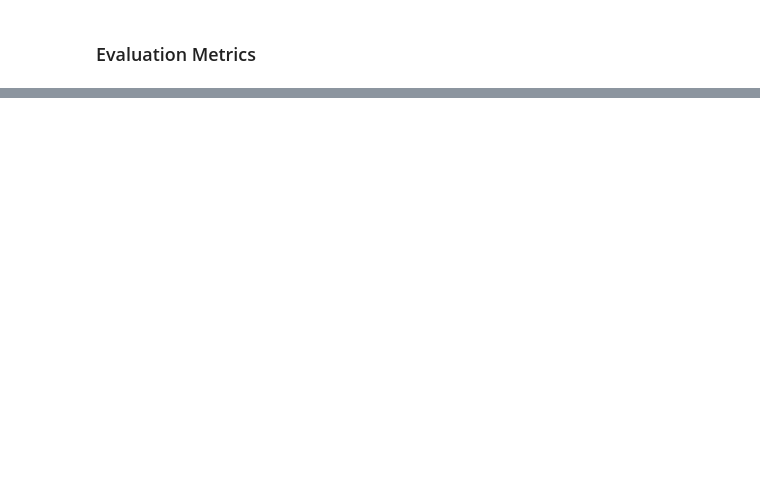
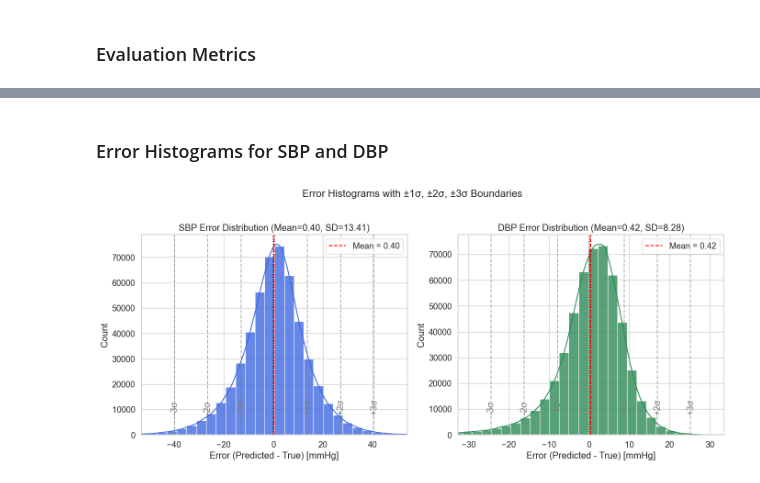
Before and after one commit to Maniacravi/ppg-bp-estimation, a Jupyter notebook: notebooks/04_CNN_PPG_model.ipynb, the cells around one changed output, grey strips where cells are left out. Drawn from its saved outputs; the diff is of its cells as text; code cells hidden in the pictures; blank space fills up the shorter version.

```diff
--- a/notebooks/04_CNN_PPG_model.ipynb
+++ b/notebooks/04_CNN_PPG_model.ipynb
@@ -502,0 +501,54 @@ DBP     8.442952    6.247176  0.453256  0.677055     0.216815   8.440168
+# %% [markdown]
+### Error Histograms for SBP and DBP
+# %%
+import seaborn as sns
+
+# ✅ Ensure numpy arrays
+if torch.is_tensor(y_true):
+    y_true = y_true.cpu().numpy()
+if torch.is_tensor(y_pred):
+    y_pred = y_pred.cpu().numpy()
+
+# Compute errors
+sbp_errors = y_pred[:, 0] - y_true[:, 0]
+dbp_errors = y_pred[:, 1] - y_true[:, 1]
+
+# Compute mean & std
+sbp_mean, sbp_std = np.mean(sbp_errors), np.std(sbp_errors)
+dbp_mean, dbp_std = np.mean(dbp_errors), np.std(dbp_errors)
+
+sns.set(style="whitegrid", font_scale=1.2)
+plt.figure(figsize=(14, 6))
+
+# Helper function to annotate std lines
+def plot_error_hist(errors, mean, std, title, color):
+    sns.histplot(errors, bins=40, kde=True, color=color, alpha=0.8)
+    plt.axvline(mean, color="red", linestyle="--", label=f"Mean = {mean:.2f}")
+
+    # ±1σ, ±2σ, ±3σ lines with labels
+    for i in range(1, 4):
+        plt.axvline(mean + i*std, color="gray", linestyle="--", alpha=0.6)
+        plt.axvline(mean - i*std, color="gray", linestyle="--", alpha=0.6)
+        plt.text(mean + i*std, plt.ylim()[1]*0.10, f"+{i}σ", rotation=90, color="gray", va="bottom", ha="center")
+        plt.text(mean - i*std, plt.ylim()[1]*0.10, f"-{i}σ", rotation=90, color="gray", va="bottom", ha="center")
+
+    plt.axvline(0, color="black", linestyle=":")
+    plt.title(title + f" (Mean={mean:.2f}, SD={std:.2f})")
+    plt.xlim(mean - 4*std, mean + 4*std)
+    plt.xlabel("Error (Predicted - True) [mmHg]")
+    plt.ylabel("Count")
+    plt.legend()
+
+# ---------- SBP ----------
+plt.subplot(1, 2, 1)
+plot_error_hist(sbp_errors, sbp_mean, sbp_std, "SBP Error Distribution", "royalblue")
+
+# ---------- DBP ----------
+plt.subplot(1, 2, 2)
+plot_error_hist(dbp_errors, dbp_mean, dbp_std, "DBP Error Distribution", "seagreen")
+
+plt.suptitle("Error Histograms with ±1σ, ±2σ, ±3σ Boundaries", fontsize=16, y=1.02)
+plt.tight_layout()
+plt.show()
+# %% [output]
+[figure, added]
```
Also changed, not shown: parts of 17 cells of this notebook, 1 other file.
